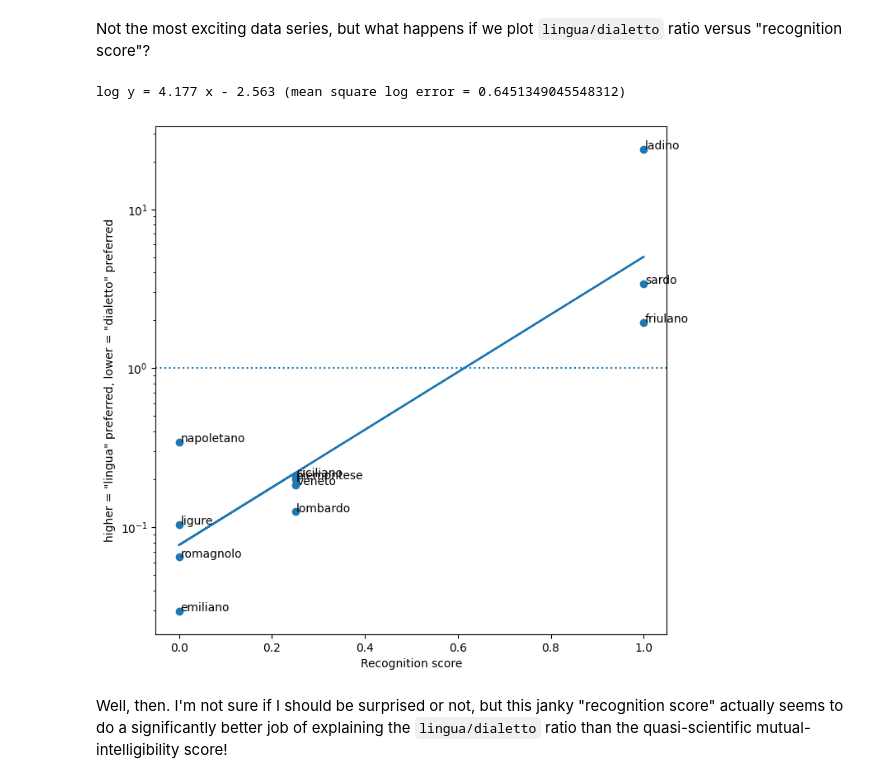
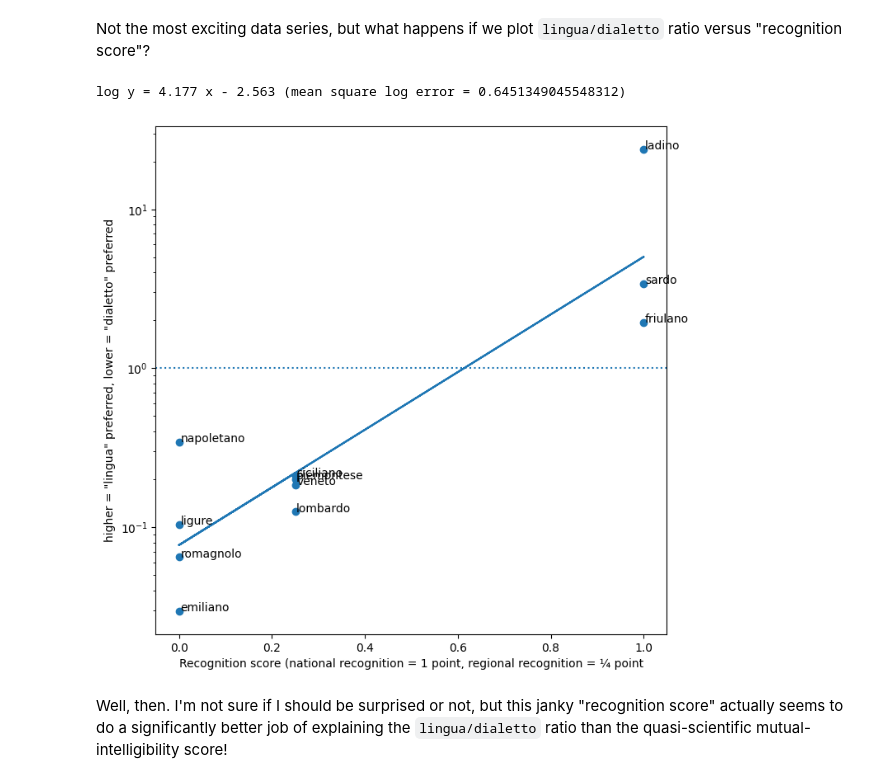
Before and after one commit to AlexNisnevich/lingua-o-dialetto, a Jupyter notebook: lingua-o-dialetto.ipynb, the cells around one changed output. Cells and saved outputs as stored; diff of their text form; code cells hidden in the pictures.

```diff
--- a/lingua-o-dialetto.ipynb
+++ b/lingua-o-dialetto.ipynb
@@ -379,6 +379,8 @@ The effect is significantly more pronounced when we exclude languages mostly spo
 fig, ax = plt.subplots(figsize=(8, 8))
 ax.set_yscale("log")
 ax.axhline(y=1, linestyle=':')
+ax.set_ylabel("higher = \"lingua\" preferred, lower = \"dialetto\" preferred")
+ax.set_xlabel("Mutual intelligibility with Standard Italian (per Global Lexicostatistical Database)")
 
 LANGUAGES_TO_EXCLUDE = ['occitano', 'catalano', 'francoprovenzale', 'corso']
 idx = intelligibility_scores.index.difference(LANGUAGES_TO_EXCLUDE)
@@ -455,24 +457,24 @@ Not the most exciting data series, but what happens if we plot `lingua/dialetto`
 # %%
 fig, ax = plt.subplots(figsize=(8, 8))
 ax.set_yscale("log")
 ax.axhline(y=1, linestyle=':')
 ax.set_ylabel("higher = \"lingua\" preferred, lower = \"dialetto\" preferred")
-ax.set_xlabel("Recognition score")
+ax.set_xlabel("Recognition score (national recognition = 1 point, regional recognition = ¼ point")
 
 x = recognition_scores
 y = ratios_df[::-1].iloc[0][recognition_scores.index]
 
 ax.scatter(x, y)
 for l in recognition_scores.index:
     ax.annotate(l, (x[l] + 0.003, y[l]))
 
 best_fit_line = np.poly1d(np.polyfit(x, np.log(y), 1))
 MSE = np.mean(np.square(best_fit_line(x) - np.log(y)))
 print('log y = ' + str(best_fit_line).strip() + ' (mean square log error = ' + str(MSE) + ')')
 _ = ax.plot(x, np.exp(np.poly1d(best_fit_line)(x)))
 # %% [output]
 log y = 4.177 x - 2.563 (mean square log error = 0.6451349045548312)
-[figure, old version]
+[figure, new version]
 # %% [markdown]
 Well, then. I'm not sure if I should be surprised or not, but this janky "recognition score" actually seems to do a significantly better job of explaining the `lingua/dialetto` ratio than the quasi-scientific mutual-intelligibility score!
 # %% [markdown]
```
Also changed, not shown: parts of 4 cells of this notebook.
